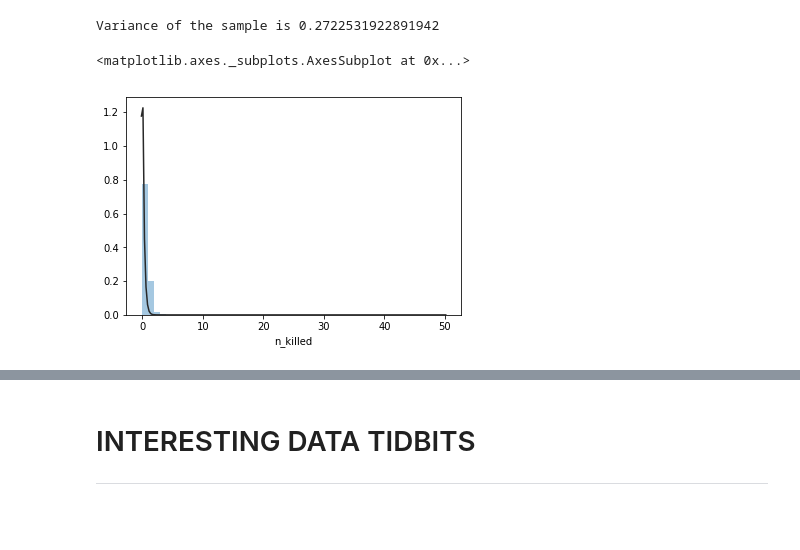
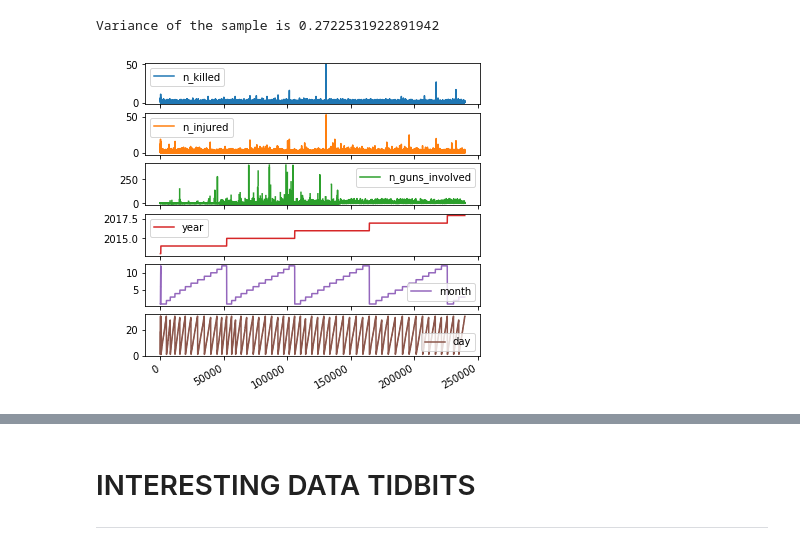
Before and after one commit to jayceazua/ds-1-1, a Jupyter notebook: ds-1-1-final-project/gun_violence_playground.ipynb, the cells around one changed output, grey strips where cells are left out. Saved outputs shown, nothing was run; the diff lists cells and outputs as text; code cells hidden in the pictures; blank space fills up the shorter version.

Commit message:
[More] graphs

```diff
--- a/ds-1-1-final-project/gun_violence_playground.ipynb
+++ b/ds-1-1-final-project/gun_violence_playground.ipynb
@@ -336,7 +336,7 @@ print("Variance of the sample is % s"  %(statistics.variance(deaths_stdev)))
 # %% [output]
 Variance of the sample is 0.2722531922891942
 # %%
-# KDE and PDF graphs coming... likelihood of being killed or injured if ever involved in gun violenve
+# KDE and PDF graphs coming... likelihood of being killed or injured if ever involved in gun violence
+df.plot(subplots=True, figsize=(6, 6));
 # %% [output]
-<matplotlib.axes._subplots.AxesSubplot at 0x...>
-[figure, old version]
+[figure, new version]
```
Also changed, not shown: parts of 1 cell of this notebook.
